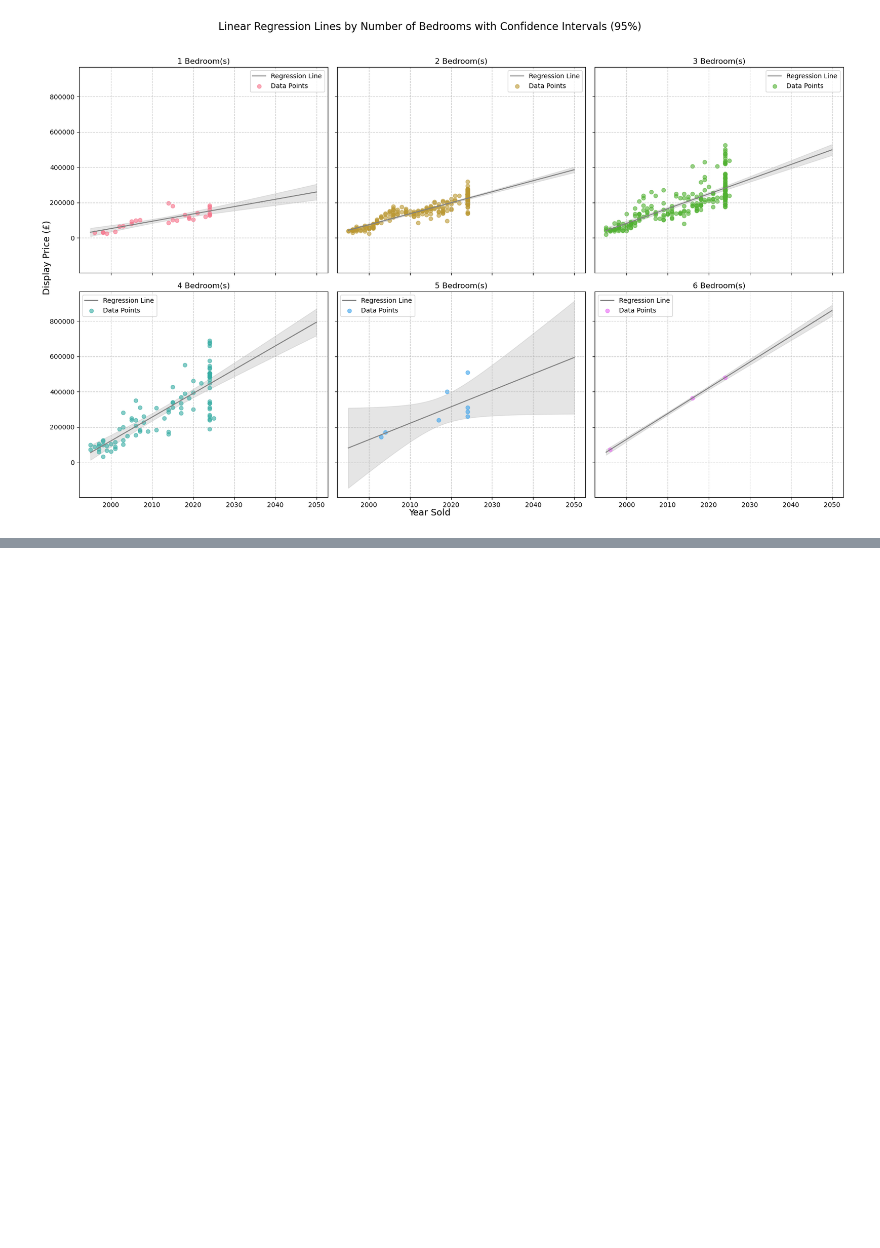
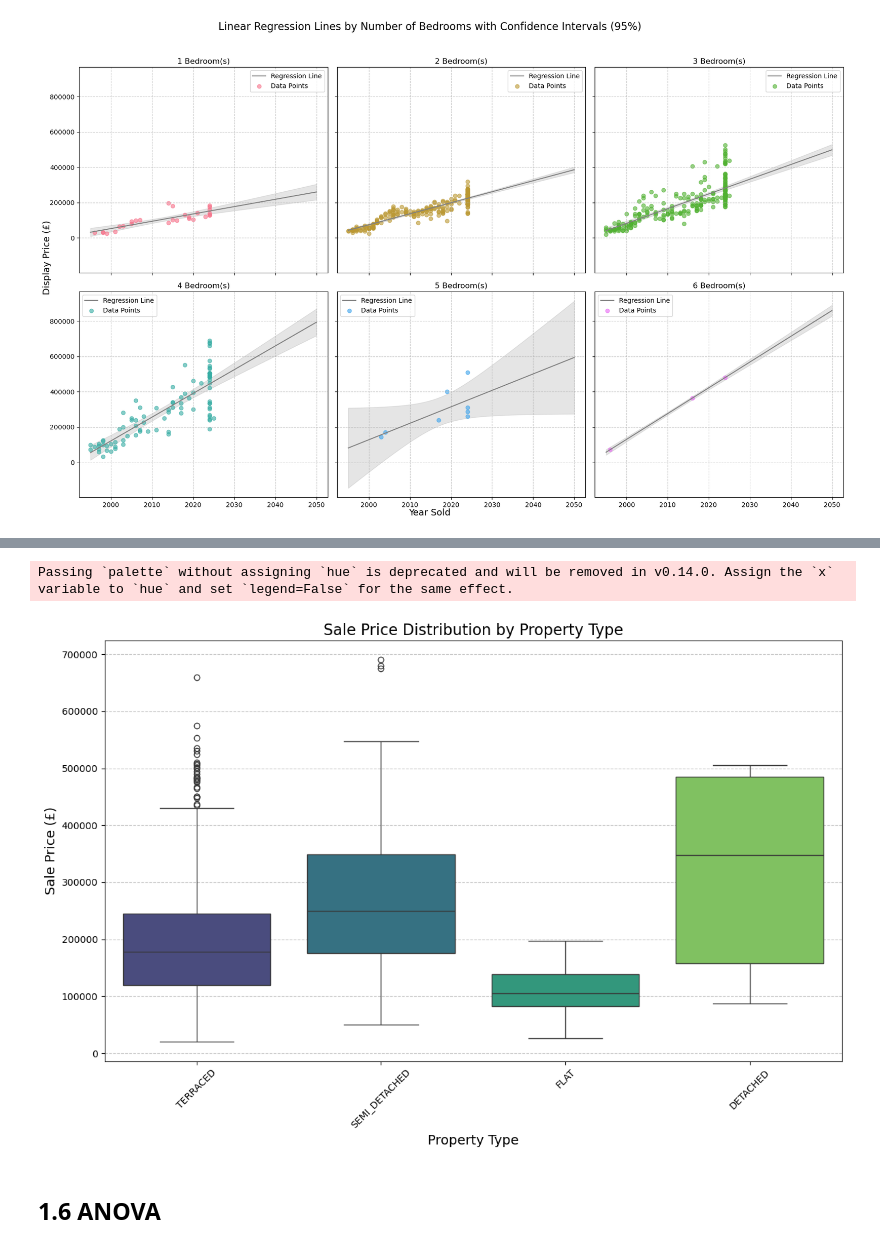
Before and after one commit to RoryThomas16/Cardiff-Housing-Price-Predictor, a Jupyter notebook: Cardiff-Housing_Price_Predictor.ipynb, the cells around one changed output, grey strips where cells are left out. Saved outputs shown, nothing was run; the diff lists cells and outputs as text; code cells hidden in the pictures; blank space fills up the shorter version.

```diff
--- a/Cardiff-Housing_Price_Predictor.ipynb
+++ b/Cardiff-Housing_Price_Predictor.ipynb
@@ -303,0 +325,18 @@ plt.show()
+# %%
+property_type_order = property_type_counts.index
+
+plt.figure(figsize=(12, 8))
+sns.boxplot(data=df, x='propertyType', y='display_price', palette="viridis", order=property_type_order)
+
+plt.title("Sale Price Distribution by Property Type", fontsize=16)
+plt.xlabel("Property Type", fontsize=14)
+plt.ylabel("Sale Price (£)", fontsize=14)
+plt.xticks(rotation=45)
+plt.grid(axis='y', linestyle='--', alpha=0.7)
+plt.tight_layout()
+plt.show()
+# %% [output]
+Passing `palette` without assigning `hue` is deprecated and will be removed in v0.14.0. Assign the `x` variable to `hue` and set `legend=False` for the same effect.
+[figure, added]
+# %% [markdown]
+## 1.6 ANOVA
```
Also changed, not shown: parts of 5 cells of this notebook.
